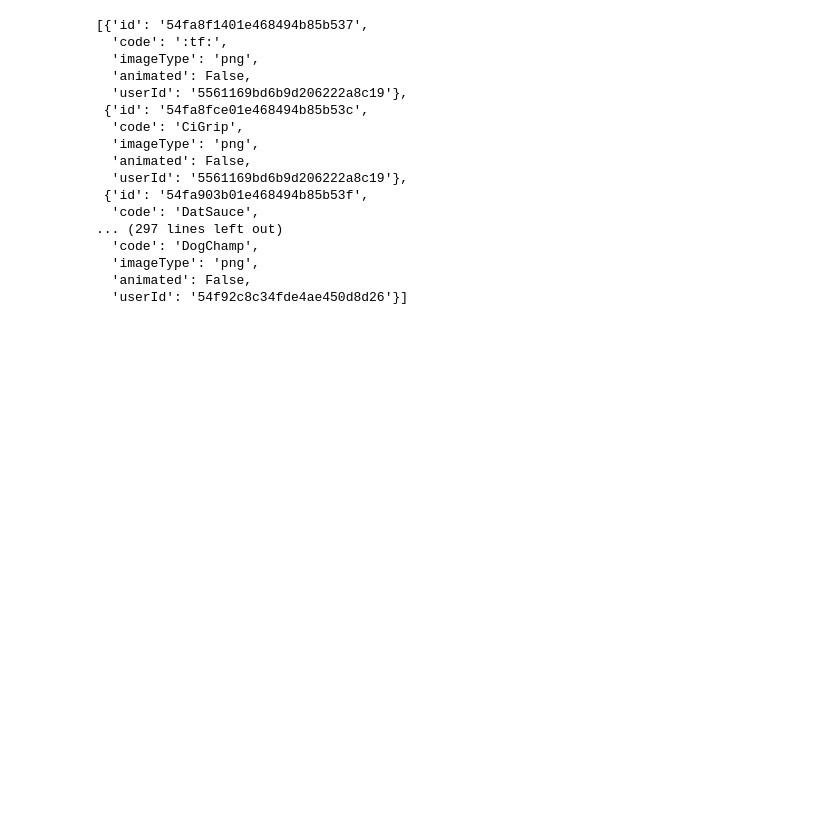
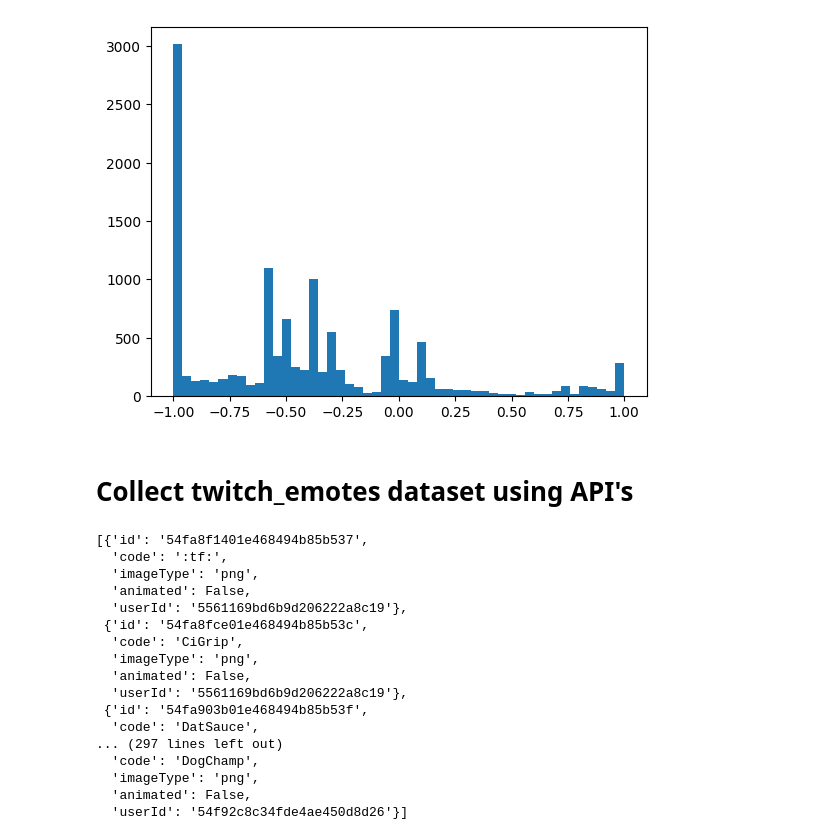
Before and after one commit to Sleepon1805/PepeGeneration, a Jupyter notebook: playground.ipynb, the cells around one changed output. Saved outputs shown, nothing was run; the diff lists cells and outputs as text; code cells hidden in the pictures; blank space fills up the shorter version.

```diff
--- a/playground.ipynb
+++ b/playground.ipynb
@@ -48,3 +65,10 @@ plt.show()
+# %%
+plt.hist(sample.flatten().numpy(), bins=50)
+plt.show()
+# %% [output]
+[figure, added]
+# %% [markdown]
+# Collect twitch_emotes dataset using API's
 # %%
 import requests
 from PIL import Image
```
Also changed, not shown: parts of 8 cells of this notebook, 11 other files.
